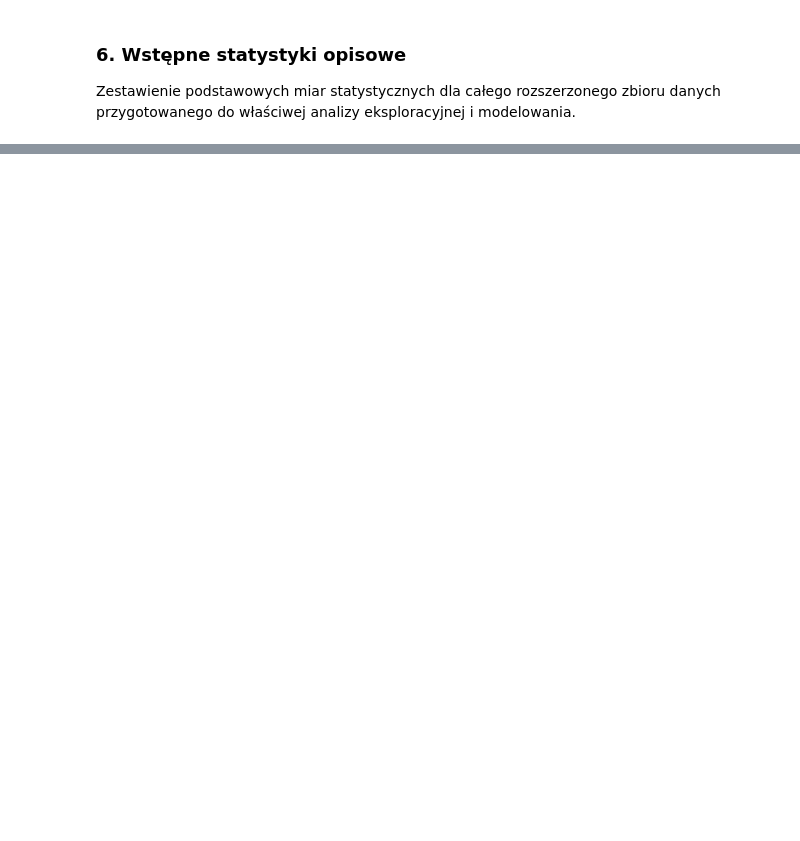
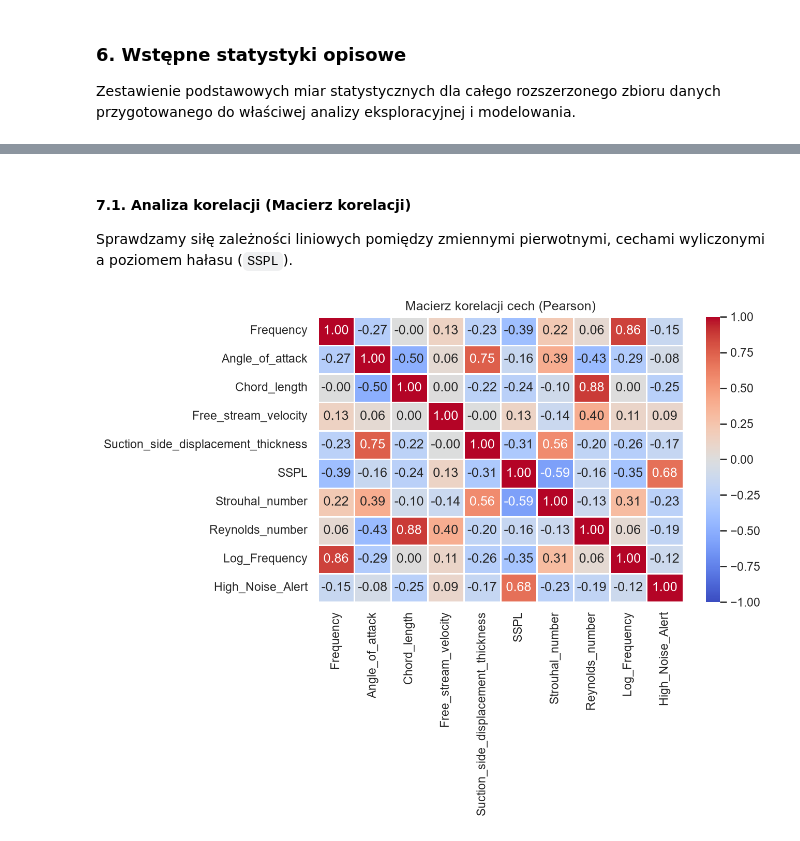
Before and after one commit to sztabino/airfoil-self-noise-surrogate-model, a Jupyter notebook: notebooks/airfoil_analysis.ipynb, the cells around one changed output, grey strips where cells are left out. Cells and saved outputs as stored; diff of their text form; code cells hidden in the pictures; blank space fills up the shorter version.

Commit message:
eksploracja danych, agregacje grupowe i zapis wykresow do raportu

```diff
--- a/notebooks/airfoil_analysis.ipynb
+++ b/notebooks/airfoil_analysis.ipynb
@@ -156,0 +162,38 @@ df.describe().T
+# %%
+from pathlib import Path
+import matplotlib.pyplot as plt
+import seaborn as sns
+
+# przygotowanie sciezki pod eksport wykresow do raportu
+figures_dir = Path('../reports/figures')
+figures_dir.mkdir(parents=True, exist_ok=True)
+
+# konfiguracja estetyki wykresow
+sns.set_theme(style="whitegrid", font_scale=1.0)
+plt.rcParams['figure.dpi'] = 150
+# %% [markdown]
+#### 7.1. Analiza korelacji (Macierz korelacji)
+Sprawdzamy siłę zależności liniowych pomiędzy zmiennymi pierwotnymi, cechami wyliczonymi a poziomem hałasu (`SSPL`).
+# %%
+plt.figure(figsize=(9, 7))
+
+# weryfikacja liniowych zaleznosci w celu identyfikacji kolinearnosci
+correlation_matrix = df.select_dtypes(include=['float64', 'int64', 'int32']).corr()
+
+sns.heatmap(
+    correlation_matrix,
+    annot=True,
+    fmt=".2f",
+    cmap="coolwarm",
+    vmin=-1,
+    vmax=1,
+    linewidths=0.5
+)
+plt.title("Macierz korelacji cech (Pearson)")
+plt.tight_layout()
+
+# zapis wykresu do raportu
+plt.savefig(figures_dir / "correlation_matrix.png")
+plt.show()
+# %% [output]
+[figure, added]
```
Also changed, not shown: parts of 11 cells of this notebook, 3 other files.
